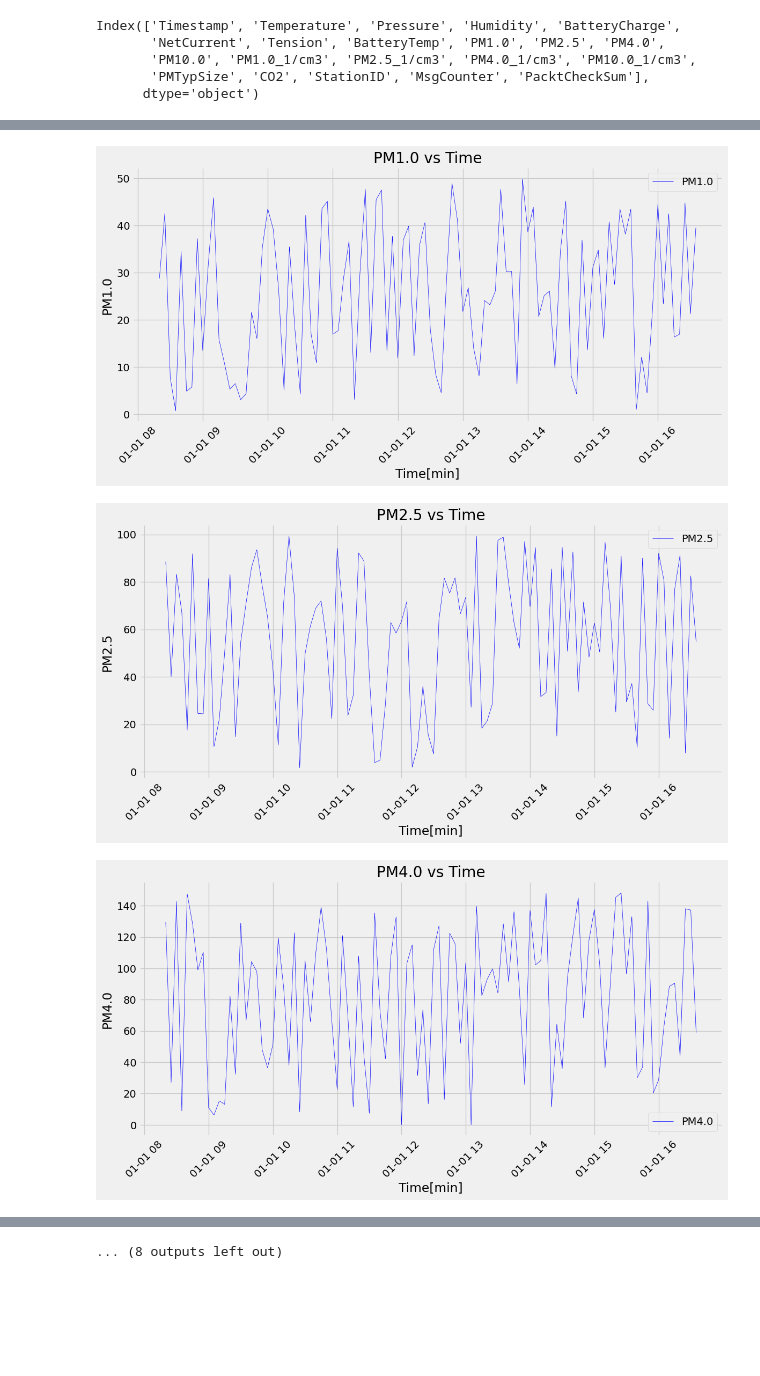
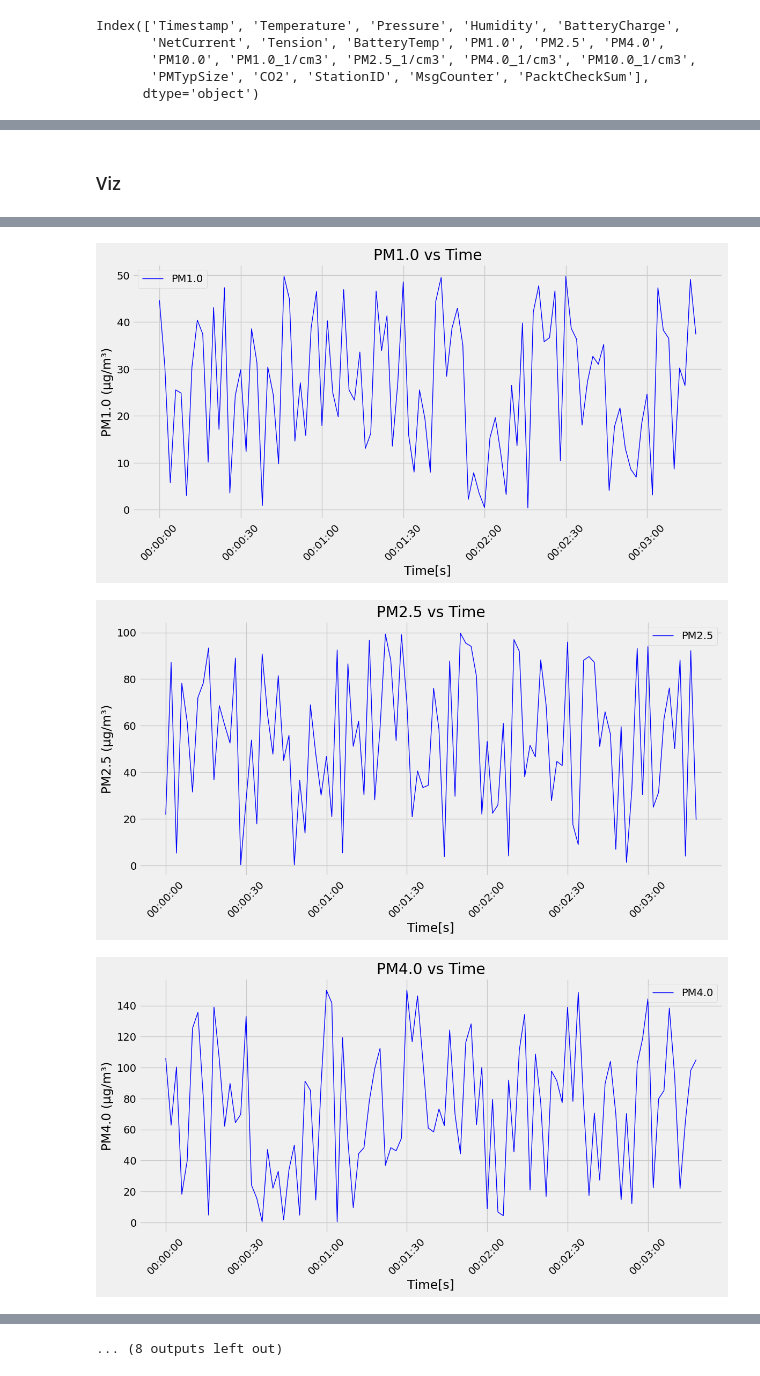
Before and after one commit to Ohm-Rajpal/USRA_Consulting, a Jupyter notebook: DataProcessing/Data Parser.ipynb, the cells around one changed output, grey strips where cells are left out. Saved outputs shown, nothing was run; the diff lists cells and outputs as text; code cells hidden in the pictures; blank space fills up the shorter version.

Commit message:
Data visualization is complete. Will enhance features and perform statistical data analysis once real data is collected and target variable of interest becomes known

```diff
--- a/DataProcessing/Data Parser.ipynb
+++ b/DataProcessing/Data Parser.ipynb
@@ -4,8 +4,9 @@
 # Importing the libraries
 import numpy as np
 import matplotlib.pyplot as plt
-plt.style.use('fivethirtyeight')
+import seaborn as sns
 import pandas as pd
+from datetime import datetime, timedelta
 
 # Future libraries:
 import tensorflow as tf
@@ -75,9 +143,32 @@ df.describe().transpose()
 # %%
-def create_dict():
+variable_units = {
+    'GasSensor': 'V',
+    'Temperature': 'ºC',
+    'Pressure': 'Pa',
+    'Humidity': '%RH',
+    'BatteryCharge': '%',
+    'NetCurrent': 'A',
+    'Tension': 'V',
+    'BatteryTemp': 'ºC',
+    'PM1.0': 'µg/m³',
+    'PM2.5': 'µg/m³',
+    'PM4.0': 'µg/m³',
+    'PM10.0': 'µg/m³',
+    'PM1.0_1/cm3': '1/cm³',
+    'PM2.5_1/cm3': '1/cm³',
+    'PM4.0_1/cm3': '1/cm³',
+    'PM10.0_1/cm3': '1/cm³',
+    'PMTypSize': 'µm',
+    'CO2': 'ppm',
+    'StationID': '',
+    'MsgCounter': '',
+    'PacktCheckSum': ''
+}
 # %%
 # Expected that values contains the values you want to compare w.r.t time
-# Time is every 5 minute intervals
-def plot_time_series(timestamps, values, y_label = '', title='', width=0.5, start=100, end=200):
+# Time is every 2 second intervals
+# The end value is exclusive
+def plot_time_series(timestamps, values, start, end, y_label = '', title='', width=0.5):
 
     # Extract time stamps
     times = pd.to_datetime(timestamps[start:end])
@@ -87,8 +178,13 @@ def plot_time_series(timestamps, values, y_label = '', title='', width=0.5, star
     plt.plot(times, values, color='blue', label=y_label, linewidth=width)
 
     plt.title(title)
-    plt.xlabel('Time[min]')
-    plt.ylabel(y_label)
+    plt.xlabel('Time[s]')
+
+    if variable_units[y_label] == '':
+        plt.ylabel(y_label)
+    else:
+        plt.ylabel(y_label + f' ({variable_units[y_label]})')
+
     plt.legend()
     plt.grid(True)
     plt.tight_layout()
@@ -107,4 +201,4 @@ Index(['Timestamp', 'Temperature', 'Pressure', 'Humidity', 'BatteryCharge',
 # %%
 def display_time_series(start, end):
     for feature in features[1:]:
-        plot_time_series(df.Timestamp, df[feature], y_label=feature, title= f'{feature} vs Time')
+        plot_time_series(df.Timestamp, df[feature], start, end, y_label=feature, title= f'{feature} vs Time', width=1.0)
@@ -111,3 +217,5 @@ def display_time_series(start, end):
+# %% [markdown]
+### Viz
 # %%
-display_time_series(0, 30)
+display_time_series(0, 100)
 # %% [output]
@@ -121,3 +229,3 @@ display_time_series(0, 30)
-[figure, old version]
+[figure, new version]
-[figure, old version]
+[figure, new version]
-[figure, old version]
+[figure, new version]
```
Also changed, not shown: parts of 15 cells of this notebook, 1 other file.
